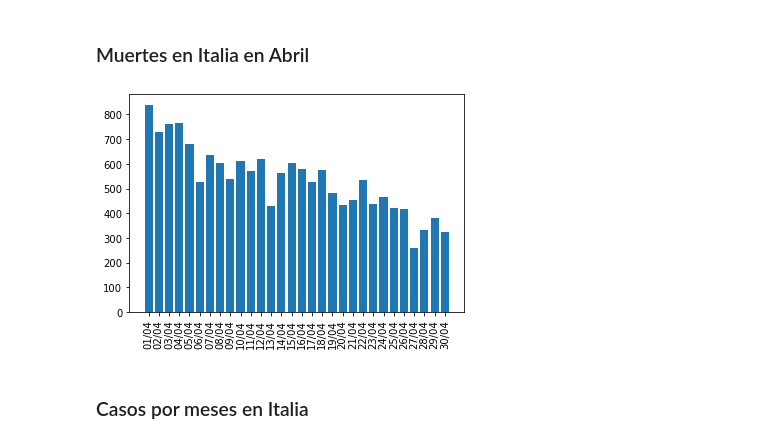
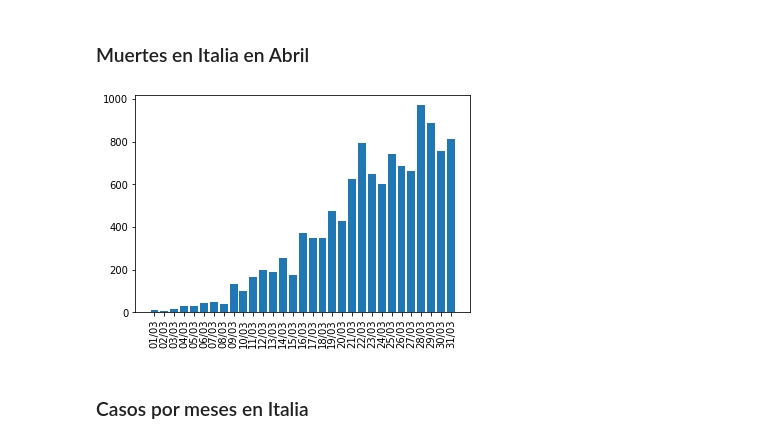
Before and after one commit to dcamunas/bigdata-covid19, a Jupyter notebook: Code/study_covid.ipynb, the cells around one changed output. Cells and saved outputs as stored; diff of their text form; code cells hidden in the pictures.

```diff
--- a/Code/study_covid.ipynb
+++ b/Code/study_covid.ipynb
@@ -50,25 +49,25 @@ plt.show()
 ### Muertes en Italia en Abril
 # %%
 data = client.get_data_country('Italy')
-month = 4
+month = 3
 deaths = []
 dates = []
 
 for d in data:
     date = d['dateRep']
     if date.month == month:
         deaths.append(abs(d['deaths']))
         dates.append(date.strftime("%d/%m"))
 
 # Reverse data
 deaths = deaths[::-1]
 dates = dates[::-1]
 y_pos = np.arange(len(deaths))
 plt.bar(y_pos, deaths)
 plt.xticks(y_pos, dates, rotation = 90)
 plt.show()
 # %% [output]
-[figure, old version]
+[figure, new version]
 # %% [markdown]
 ### Casos por meses en Italia
 # %%
```
Also changed, not shown: parts of 3 cells of this notebook.
